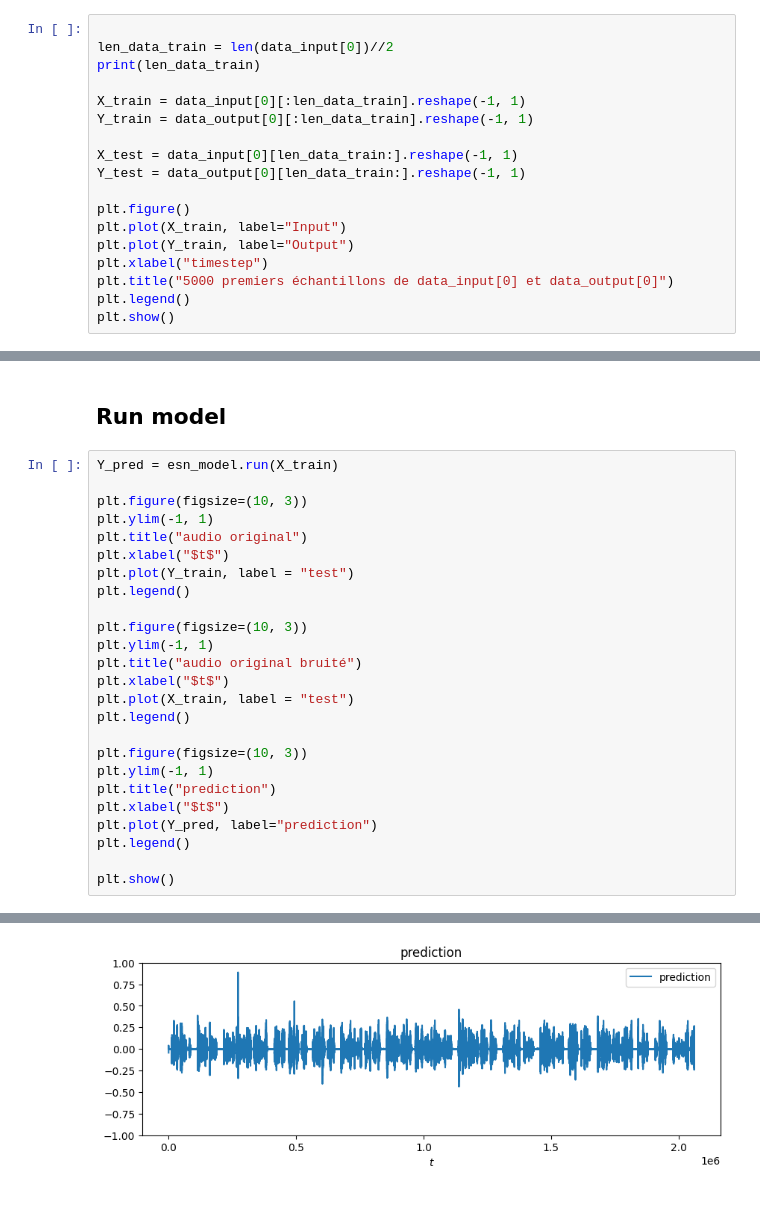
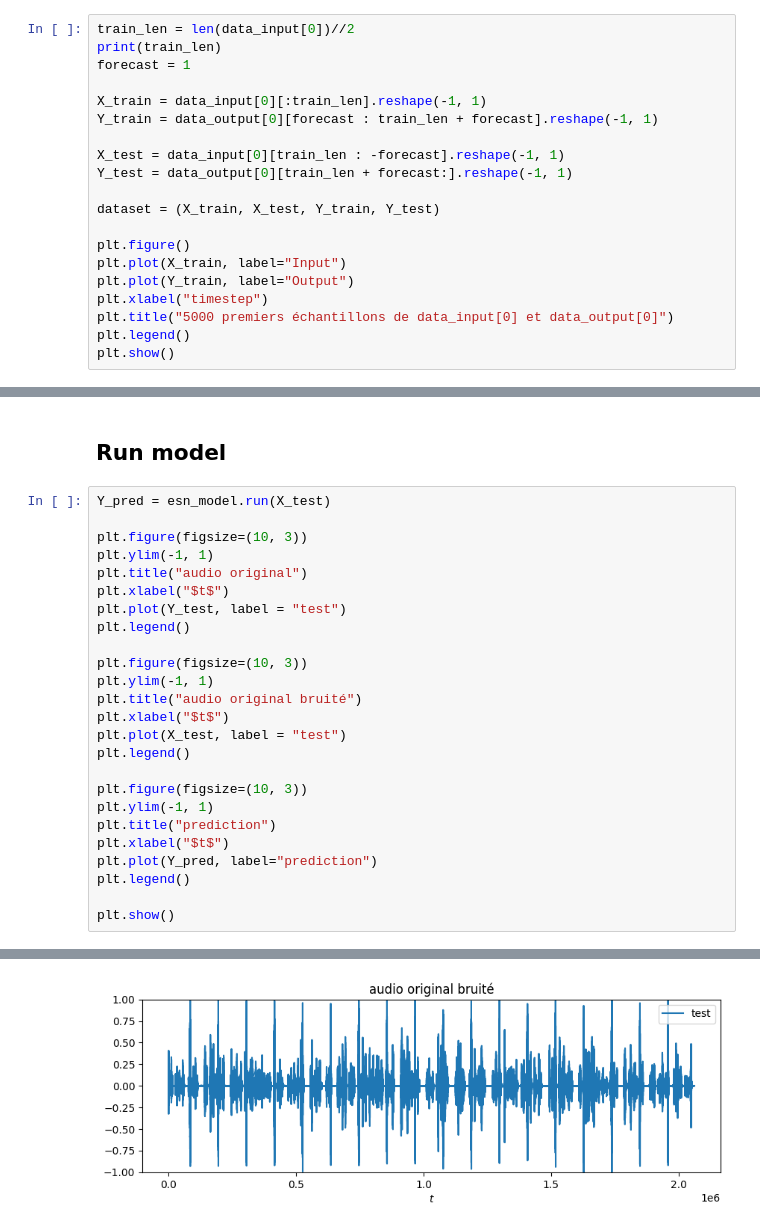
Before and after one commit to Wanchai290/vocalo-noise, a Jupyter notebook: main.ipynb, the cells around one changed output, grey strips where cells are left out. Cells and saved outputs as stored; diff of their text form; blank space fills up the shorter version.

```diff
--- a/main.ipynb
+++ b/main.ipynb
@@ -87,15 +87,17 @@ rpy.set_seed(SEED)  # make everything reproducible!
 # %% [markdown]
 Données d entrée
 # %%
+train_len = len(data_input[0])//2
+print(train_len)
+forecast = 1
 
-len_data_train = len(data_input[0])//2
-print(len_data_train)
+X_train = data_input[0][:train_len].reshape(-1, 1)
+Y_train = data_output[0][forecast : train_len + forecast].reshape(-1, 1)
 
-X_train = data_input[0][:len_data_train].reshape(-1, 1)
-Y_train = data_output[0][:len_data_train].reshape(-1, 1)
+X_test = data_input[0][train_len : -forecast].reshape(-1, 1)
+Y_test = data_output[0][train_len + forecast:].reshape(-1, 1)
 
-X_test = data_input[0][len_data_train:].reshape(-1, 1)
-Y_test = data_output[0][len_data_train:].reshape(-1, 1)
+dataset = (X_train, X_test, Y_train, Y_test)
 
 plt.figure()
 plt.plot(X_train, label="Input")
@@ -124,20 +126,20 @@ True True
 # %% [markdown]
 ## Run model
 # %%
-Y_pred = esn_model.run(X_train)
+Y_pred = esn_model.run(X_test)
 
 plt.figure(figsize=(10, 3))
 plt.ylim(-1, 1)
 plt.title("audio original")
 plt.xlabel("$t$")
-plt.plot(Y_train, label = "test")
+plt.plot(Y_test, label = "test")
 plt.legend()
 
 plt.figure(figsize=(10, 3))
 plt.ylim(-1, 1)
 plt.title("audio original bruité")
 plt.xlabel("$t$")
-plt.plot(X_train, label = "test")
+plt.plot(X_test, label = "test")
 plt.legend()
 
 plt.figure(figsize=(10, 3))
@@ -153 +155 @@ plt.show()
-[figure, old version]
+[figure, new version]
```
Also changed, not shown: parts of 7 cells of this notebook.
